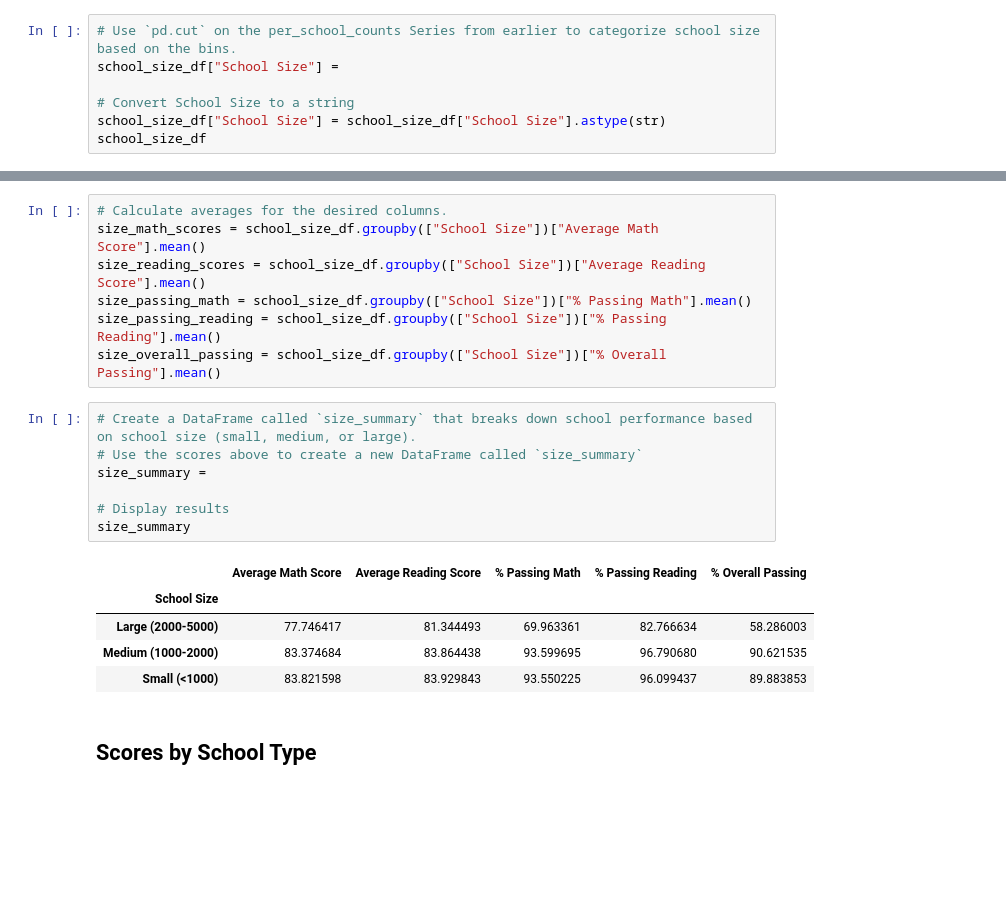
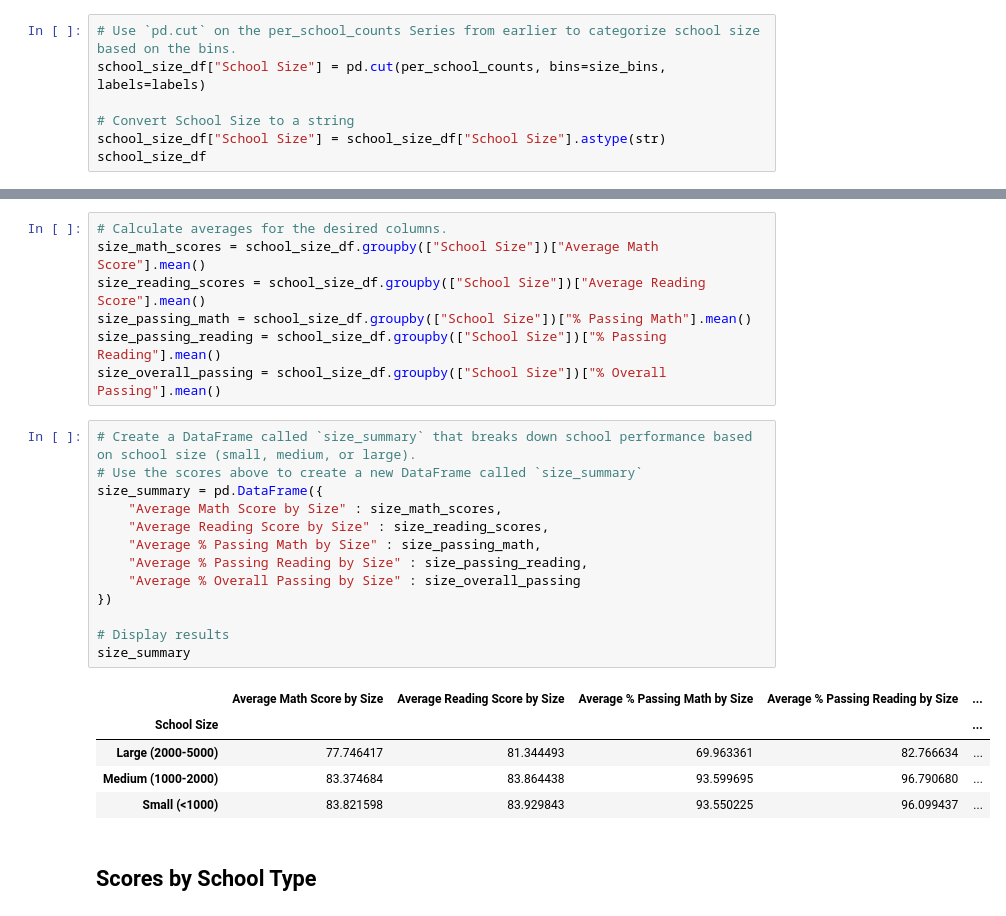
Before and after one commit to FDernawi/pandas-challenge, a Jupyter notebook: pandas-challenge/Starter_Code/PyCitySchools/PyCitySchools_starter.ipynb, the cells around one changed output, grey strips where cells are left out. Drawn from its saved outputs; the diff is of its cells as text; blank space fills up the shorter version.

```diff
--- a/pandas-challenge/Starter_Code/PyCitySchools/PyCitySchools_starter.ipynb
+++ b/pandas-challenge/Starter_Code/PyCitySchools/PyCitySchools_starter.ipynb
@@ -463,7 +477,7 @@ labels = ["Small (<1000)", "Medium (1000-2000)", "Large (2000-5000)"]
 school_size_df = per_school_summary.copy()
 # %%
 # Use `pd.cut` on the per_school_counts Series from earlier to categorize school size based on the bins.
-school_size_df["School Size"] =
+school_size_df["School Size"] = pd.cut(per_school_counts, bins=size_bins, labels=labels)
 
 # Convert School Size to a string
 school_size_df["School Size"] = school_size_df["School Size"].astype(str)
@@ -496,16 +510,22 @@ size_overall_passing = school_size_df.groupby(["School Size"])["% Overall Passin
 # %%
 # Create a DataFrame called `size_summary` that breaks down school performance based on school size (small, medium, or large).
 # Use the scores above to create a new DataFrame called `size_summary`
-size_summary =
+size_summary = pd.DataFrame({
+    "Average Math Score by Size" : size_math_scores,
+    "Average Reading Score by Size" : size_reading_scores,
+    "Average % Passing Math by Size" : size_passing_math,
+    "Average % Passing Reading by Size" : size_passing_reading,
+    "Average % Overall Passing by Size" : size_overall_passing
+})
 
 # Display results
 size_summary
 # %% [output]
-|  | Average Math Score | Average Reading Score | % Passing Math | % Passing Reading | % Overall Passing |
-| School Size |  |  |  |  |  |
-| Large (2000-5000) | 77.746417 | 81.344493 | 69.963361 | 82.766634 | 58.286003 |
-| Medium (1000-2000) | 83.374684 | 83.864438 | 93.599695 | 96.790680 | 90.621535 |
-| Small (<1000) | 83.821598 | 83.929843 | 93.550225 | 96.099437 | 89.883853 |
+|  | Average Math Score by Size | Average Reading Score by Size | Average % Passing Math by Size | Average % Passing Reading by Size | ... |
+| School Size |  |  |  |  | ... |
+| Large (2000-5000) | 77.746417 | 81.344493 | 69.963361 | 82.766634 | ... |
+| Medium (1000-2000) | 83.374684 | 83.864438 | 93.599695 | 96.790680 | ... |
+| Small (<1000) | 83.821598 | 83.929843 | 93.550225 | 96.099437 | ... |
 # %% [markdown]
 ## Scores by School Type
 # %%
```
Also changed, not shown: parts of 6 cells of this notebook, 3 other files.
